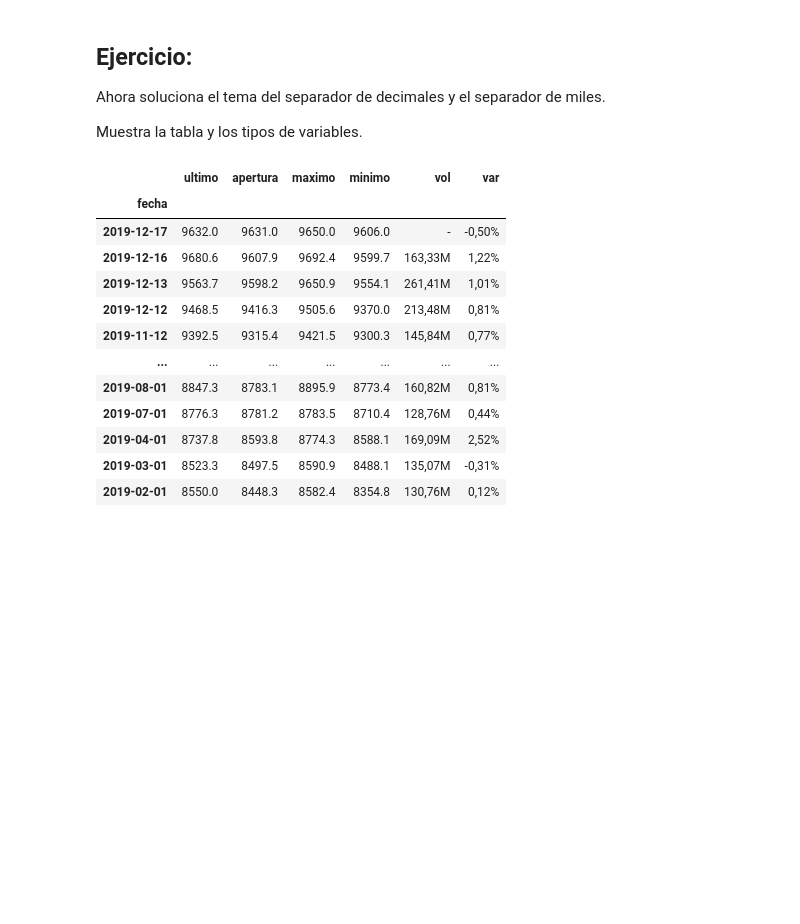
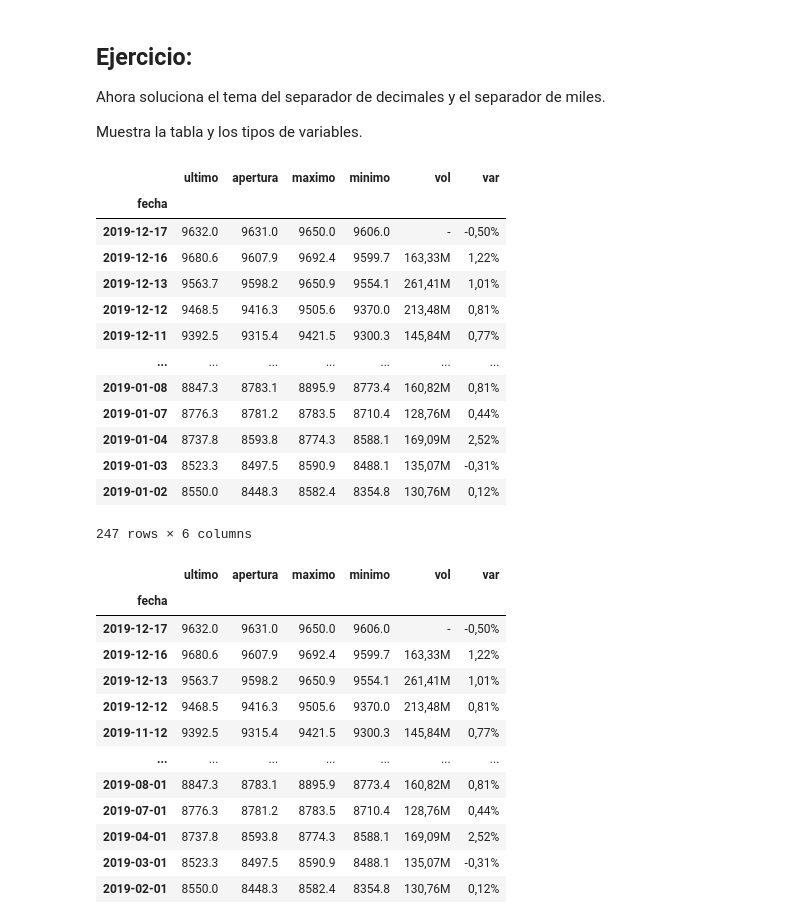
Before and after one commit to escdip-ai/ds_dip, a Jupyter notebook: 14_PANDAS_III_IMPORTACION DE DATOS/01_Notebooks/08_Pandas_Base_III_Importacion_De_Datos_Ejercicios copy.ipynb, the cells around one changed output. Cells and saved outputs as stored; diff of their text form; code cells hidden in the pictures; blank space fills up the shorter version.

```diff
--- a/14_PANDAS_III_IMPORTACION DE DATOS/01_Notebooks/08_Pandas_Base_III_Importacion_De_Datos_Ejercicios copy.ipynb
+++ b/14_PANDAS_III_IMPORTACION DE DATOS/01_Notebooks/08_Pandas_Base_III_Importacion_De_Datos_Ejercicios copy.ipynb
@@ -176,6 +220,31 @@ Así que dile que lo parsee como una fecha y que la ponga como índice.
 Ahora soluciona el tema del separador de decimales y el separador de miles.
 
 Muestra la tabla y los tipos de variables.
+# %%
+column_names = ['fecha', 'ultimo', 'apertura', 'maximo', 'minimo', 'vol', 'var']
+pd.read_csv('../../00_Datasets/Historico_IBEX35_Diario.csv',
+            header = 0,
+            names = column_names,
+            parse_dates=['fecha'],
+            dayfirst=True,
+            index_col='fecha',
+            decimal=',',
+            thousands='.')
+# %% [output]
+|  | ultimo | apertura | maximo | minimo | vol | var |
+| fecha |  |  |  |  |  |  |
+| 2019-12-17 | 9632.0 | 9631.0 | 9650.0 | 9606.0 | - | -0,50% |
+| 2019-12-16 | 9680.6 | 9607.9 | 9692.4 | 9599.7 | 163,33M | 1,22% |
+| 2019-12-13 | 9563.7 | 9598.2 | 9650.9 | 9554.1 | 261,41M | 1,01% |
+| 2019-12-12 | 9468.5 | 9416.3 | 9505.6 | 9370.0 | 213,48M | 0,81% |
+| 2019-12-11 | 9392.5 | 9315.4 | 9421.5 | 9300.3 | 145,84M | 0,77% |
+| ... | ... | ... | ... | ... | ... | ... |
+| 2019-01-08 | 8847.3 | 8783.1 | 8895.9 | 8773.4 | 160,82M | 0,81% |
+| 2019-01-07 | 8776.3 | 8781.2 | 8783.5 | 8710.4 | 128,76M | 0,44% |
+| 2019-01-04 | 8737.8 | 8593.8 | 8774.3 | 8588.1 | 169,09M | 2,52% |
+| 2019-01-03 | 8523.3 | 8497.5 | 8590.9 | 8488.1 | 135,07M | -0,31% |
+| 2019-01-02 | 8550.0 | 8448.3 | 8582.4 | 8354.8 | 130,76M | 0,12% |
+247 rows × 6 columns
 # %%
 #No tocar, es para que veas la solución
 # %% [output]
```
Also changed, not shown: parts of 10 cells of this notebook, 1 other file.
